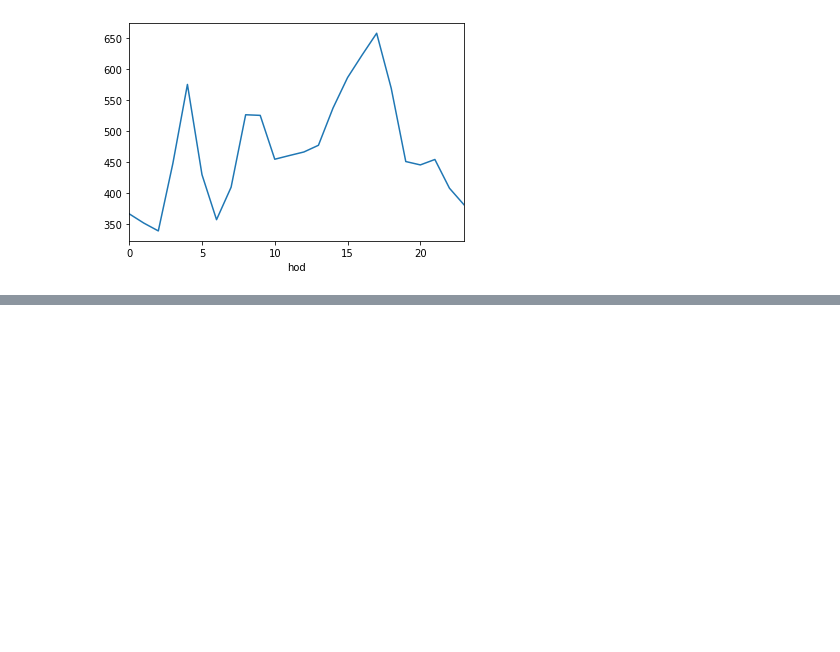
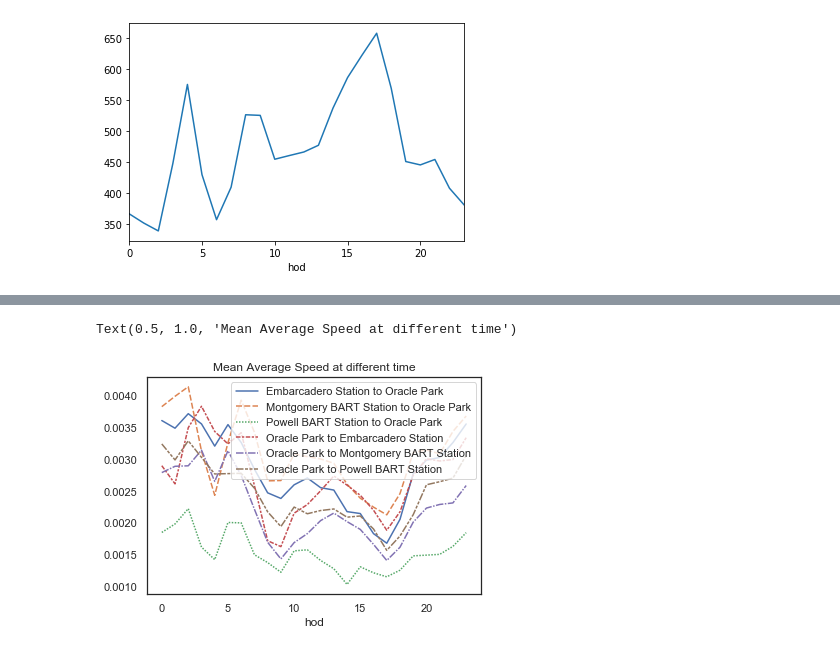
Before and after one commit to MizukiKadowaki/datahack2020-, a Jupyter notebook: DataHack.ipynb, the cells around one changed output, grey strips where cells are left out. Cells and saved outputs as stored; diff of their text form; code cells hidden in the pictures; blank space fills up the shorter version.

Commit message:
Average speed of travels csv

```diff
--- a/DataHack.ipynb
+++ b/DataHack.ipynb
@@ -112,0 +104,10 @@ Text(0.5, 1.0, 'Mean Travel Time at different time')
+# %%
+distances = {"Embarcadero Station to Oracle Park":1.5,
+ "Montgomery BART Station to Oracle Park": 1.4,
+ "Powell BART Station to Oracle Park": 1.1,
+    "Oracle Park to Embarcadero Station":1.3,
+    "Oracle Park to Montgomery BART Station": 1.1,
+"Oracle Park to Powell BART Station":1.8}
+# %%
+for col in times.columns:
+    times[col] = distances[col] / times[col]
@@ -112,0 +124,7 @@ Text(0.5, 1.0, 'Mean Travel Time at different time')
+# %%
+sns.set_style("white")
+ax = sns.lineplot(data=times, sizes=(100,100))
+plt.title("Mean Average Speed at different time")
+# %% [output]
+Text(0.5, 1.0, 'Mean Average Speed at different time')
+[figure, added]
```
Also changed, not shown: parts of 6 cells of this notebook, 1 other file.
